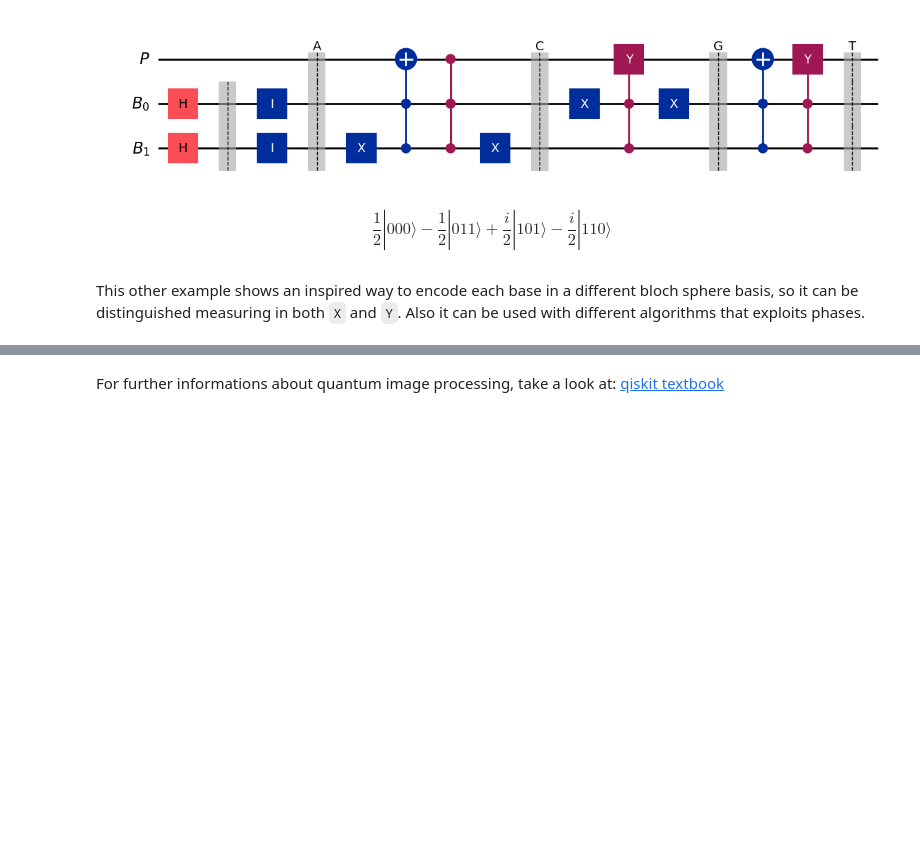
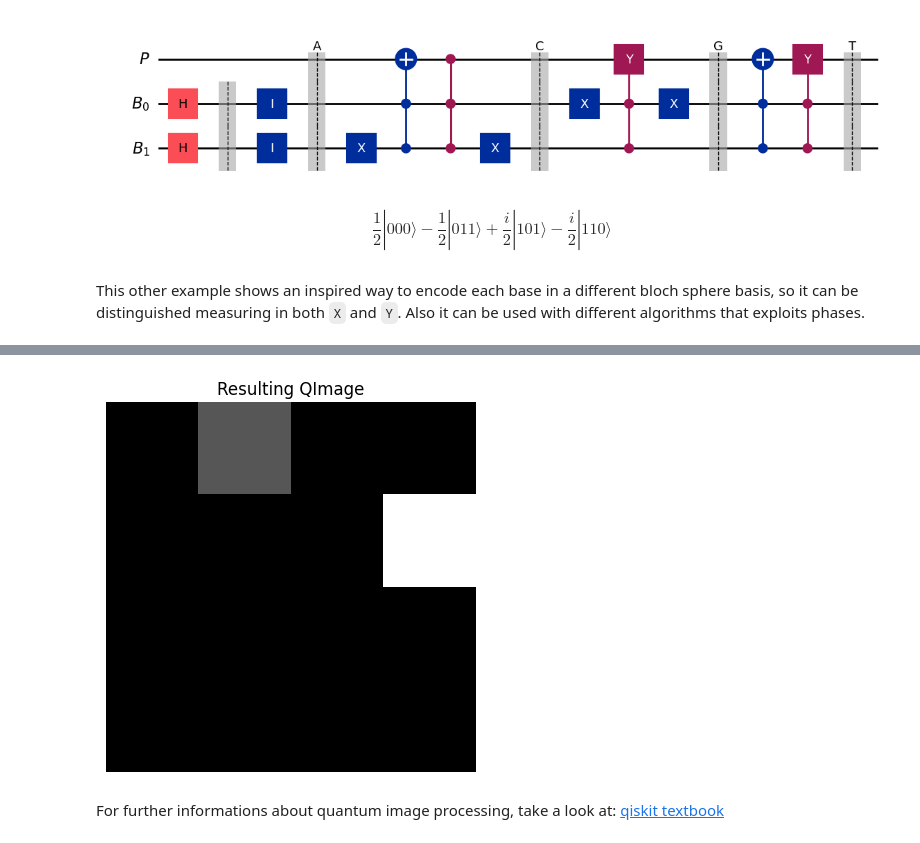
Before and after one commit to Dpbm/dna-image-quantum, a Jupyter notebook: examples.ipynb, the cells around one changed output, grey strips where cells are left out. Saved outputs shown, nothing was run; the diff lists cells and outputs as text; code cells hidden in the pictures; blank space fills up the shorter version.

```diff
--- a/examples.ipynb
+++ b/examples.ipynb
@@ -5,3 +8,5 @@ from qiskit.circuit.library import YGate
+# %%
+sampler = SamplerV2()
 # %% [markdown]
 # NEQR - nucleotides as pixels
 # %% [markdown]
@@ -107,2 +166,26 @@ This other example shows an inspired way to encode each base in a different bloc
+# %%
+def get_image_first_method(qc:QuantumCircuit, x:int, y:int) -> np.array:
+    job = sampler.run([qc], shots=1000)
+    job_result = job.result()
+    values = list(job_result[0].data.meas.get_counts().keys())
+
+    img = np.zeros((2**y,2**x))
+
+    for value in values:
+        x_pos = int(value[:x],2)
+        y_pos = int(value[x:x+y],2)
+        color = int(value[x+y:],2)
+
+        img[x_pos][y_pos] = color
+
+    return img
+# %%
+image = get_image_first_method(qc, 2,2)
+plt.imshow(image, cmap='gray')
+plt.axis("off")
+plt.title("Resulting QImage")
+plt.show()
+# %% [output]
+[figure, added]
 # %% [markdown]
 For further informations about quantum image processing, take a look at: [qiskit textbook](https://github.com/Qiskit/textbook/blob/main/notebooks/ch-applications/image-processing-frqi-neqr.ipynb)
```
Also changed, not shown: parts of 4 cells of this notebook, 1 other file.
